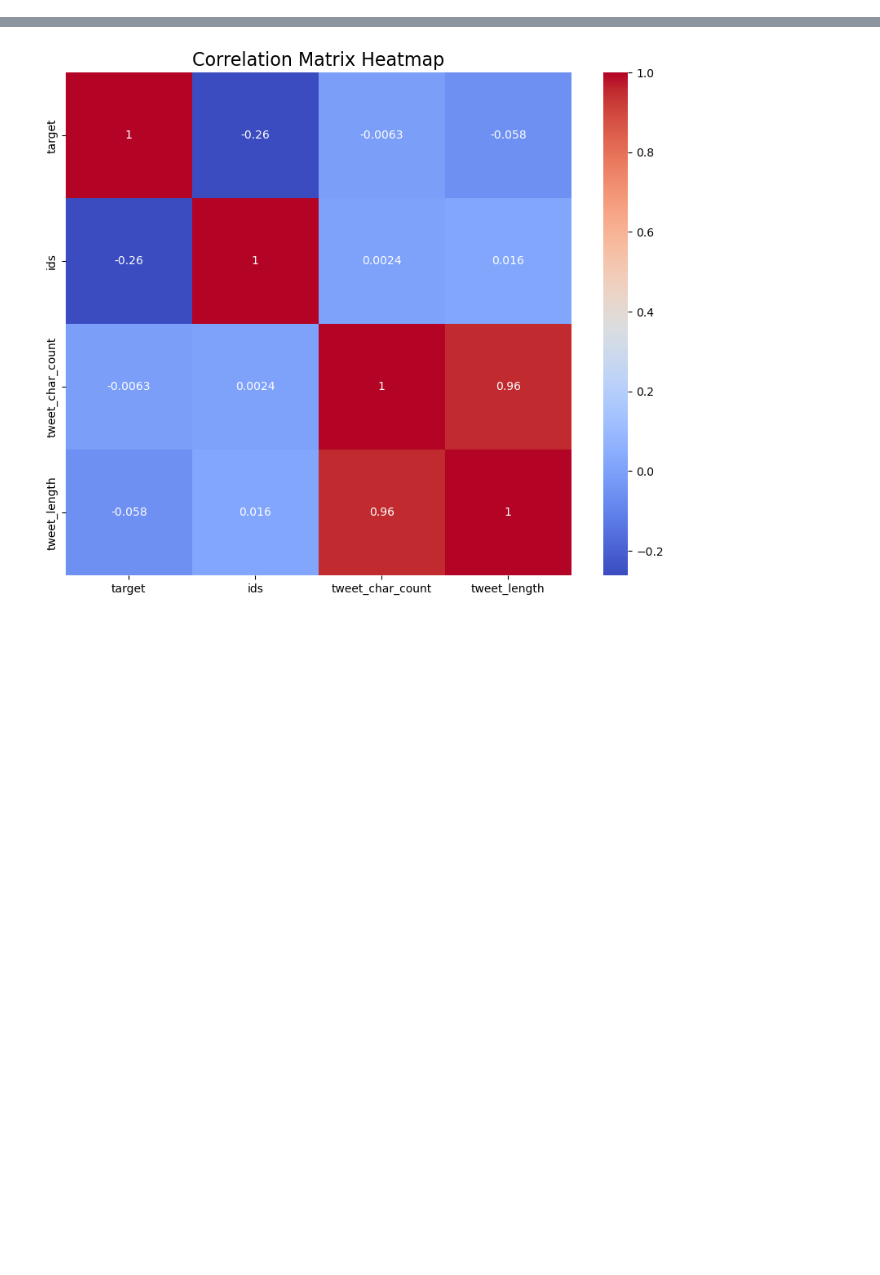
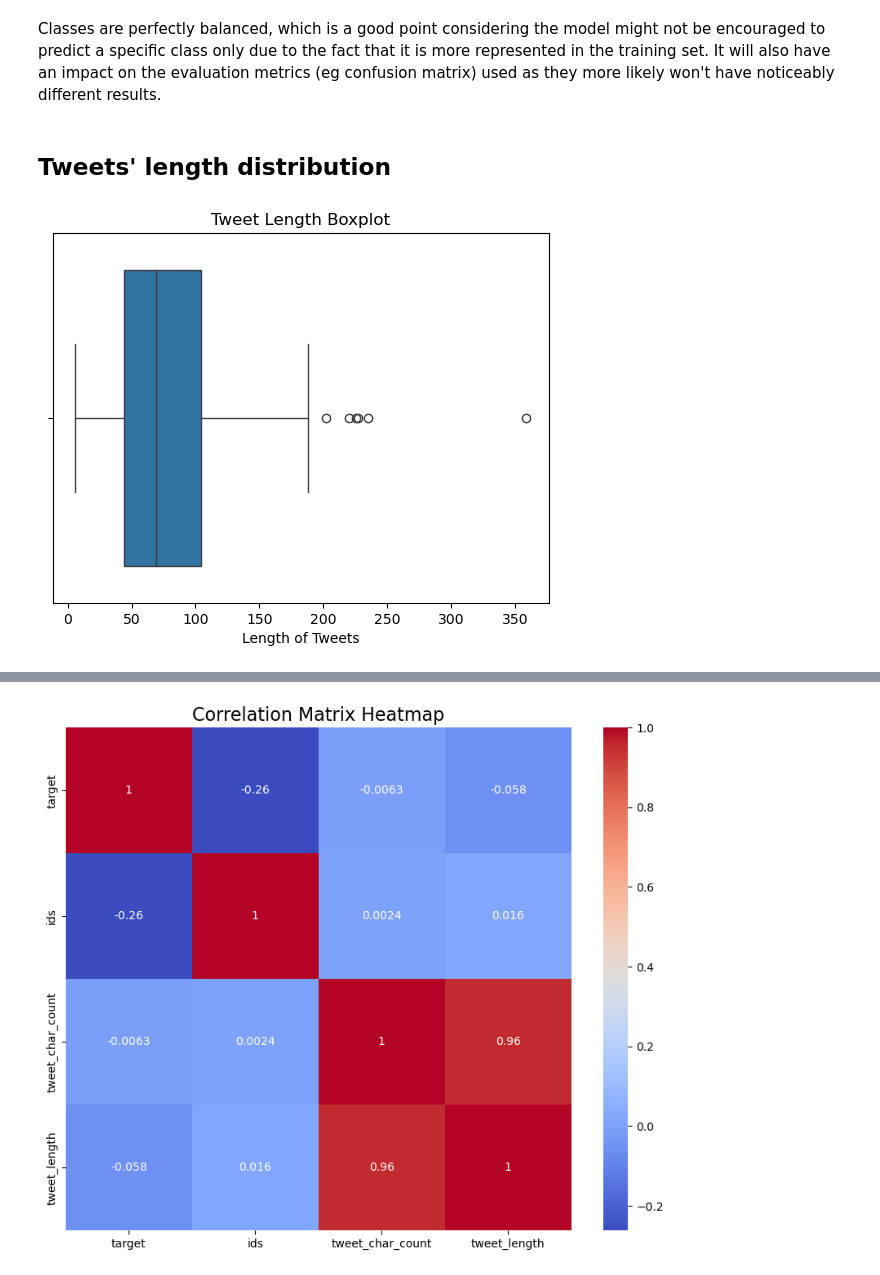
Before and after one commit to GuenfoudiIhabe/SentiVista, a Jupyter notebook: EDA.ipynb, the cells around one changed output, grey strips where cells are left out. Drawn from its saved outputs; the diff is of its cells as text; code cells hidden in the pictures; blank space fills up the shorter version.

```diff
--- a/EDA.ipynb
+++ b/EDA.ipynb
@@ -137,0 +114,13 @@ plt.show()
+# %% [markdown]
+Classes are perfectly balanced, which is a good point considering the model might not be encouraged to predict a specific class only due to the fact that it is more represented in the training set. It will also have an impact on the evaluation metrics (eg confusion matrix) used as they more likely won't have noticeably different results.
+# %% [markdown]
+## Tweets' length distribution
+# %%
+# Tweets' length distribution
+
+sns.boxplot(x=df['tweet_char_count'])
+plt.xlabel('Length of Tweets')
+plt.title('Tweet Length Boxplot')
+plt.show()
+# %% [output]
+[figure, added]
```
Also changed, not shown: parts of 56 cells of this notebook, 2 other files.
